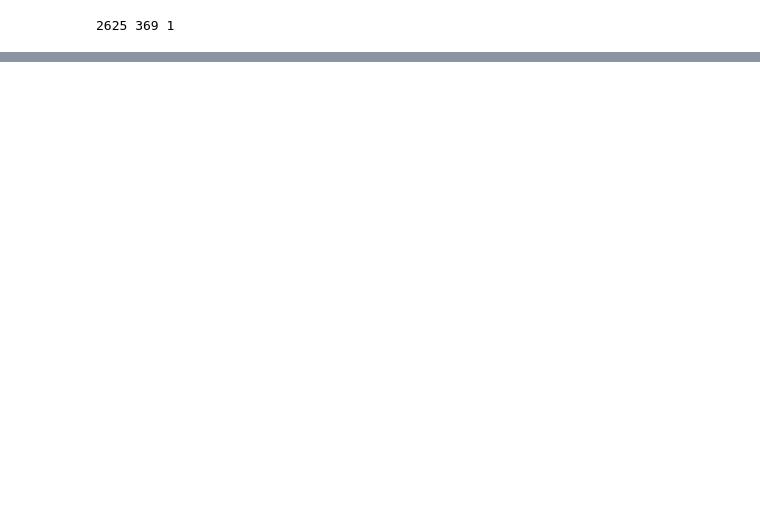
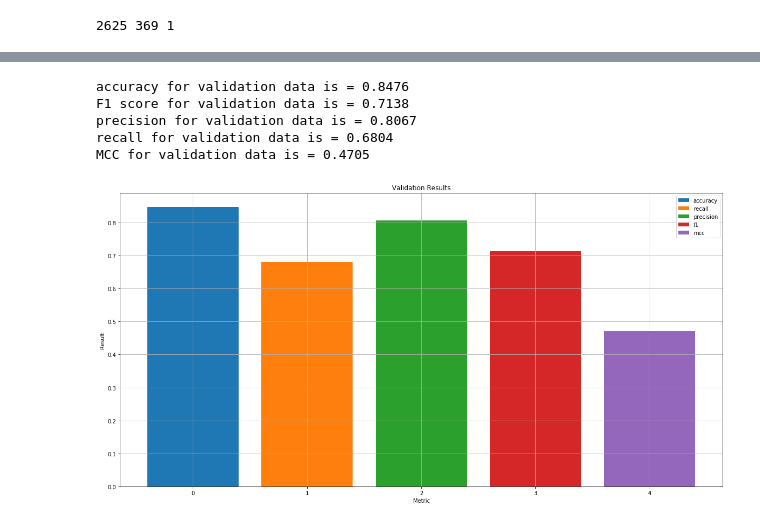
Before and after one commit to yfauser/capstone-project, a Jupyter notebook: Convolutional Neural Network 1D with PCA.ipynb, the cells around one changed output, grey strips where cells are left out. Drawn from its saved outputs; the diff is of its cells as text; code cells hidden in the pictures; blank space fills up the shorter version.

```diff
--- a/Convolutional Neural Network 1D with PCA.ipynb
+++ b/Convolutional Neural Network 1D with PCA.ipynb
@@ -85,0 +131,9 @@ ax1.legend(['test_accuracy', 'test_recall', 'test_precision', 'test_f1', 'test_m
+# %%
+checkpointer = ModelCheckpoint(filepath='/content/saved_weights_cnn_pca.hdf5',
+                               verbose=1, save_best_only=True)
+
+early_stop = EarlyStopping(monitor='val_loss', min_delta=0, patience=15,
+                           verbose=1, mode='auto')
+
+model.fit(X_train, y_train, validation_data=(X_valid, y_valid),
+          epochs=train_epochs, batch_size=32, callbacks=[checkpointer, early_stop], verbose=1)
@@ -85,0 +162,36 @@ ax1.legend(['test_accuracy', 'test_recall', 'test_precision', 'test_f1', 'test_m
+# %%
+model.load_weights('/content/saved_weights_cnn_pca.hdf5')
+# %%
+valid_pred_real = model.predict(X_valid)
+valid_pred = np_utils.to_categorical([np.argmax(prediction) for prediction in valid_pred_real])
+# %%
+score_acc = accuracy_score(y_valid, valid_pred)
+score_f1 = f1_score(y_valid, valid_pred, average='macro')
+score_prec = precision_score(y_valid, valid_pred, average='macro')
+score_rec = recall_score(y_valid, valid_pred, average='macro')
+score_mcc = matthews_corrcoef(y_valid.argmax(axis=1), valid_pred.argmax(axis=1))
+
+print("accuracy for validation data is = {:.4f}".format(score_acc))
+print("F1 score for validation data is = {:.4f}".format(score_f1))
+print("precision for validation data is = {:.4f}".format(score_prec))
+print("recall for validation data is = {:.4f}".format(score_rec))
+print("MCC for validation data is = {:.4f}".format(score_mcc))
+# %% [output]
+accuracy for validation data is = 0.8476
+F1 score for validation data is = 0.7138
+precision for validation data is = 0.8067
+recall for validation data is = 0.6804
+MCC for validation data is = 0.4705
+# %%
+fig, ax1 = plt.subplots(figsize=(20, 10))
+ax1.bar(0, score_acc)
+ax1.bar(1, score_rec)
+ax1.bar(2, score_prec)
+ax1.bar(3, score_f1)
+ax1.bar(4, score_mcc)
+ax1.set(xlabel='Metric', ylabel='Result', title='Validation Results')
+ax1.legend(['accuracy', 'recall', 'precision', 'f1', 'mcc'])
+ax1.grid()
+plt.show();
+# %% [output]
+[figure, added]
```
Also changed, not shown: parts of 17 cells of this notebook, 35 other files.
